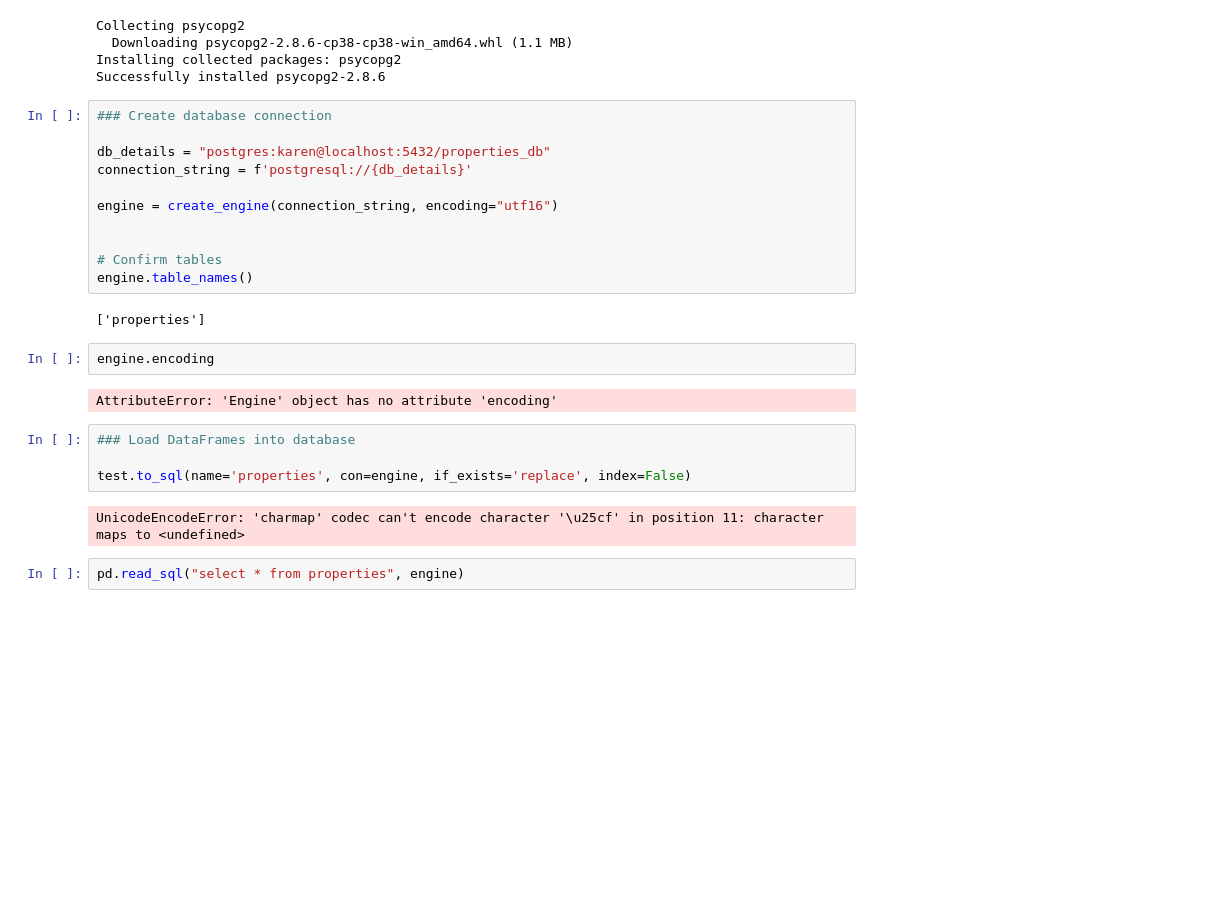
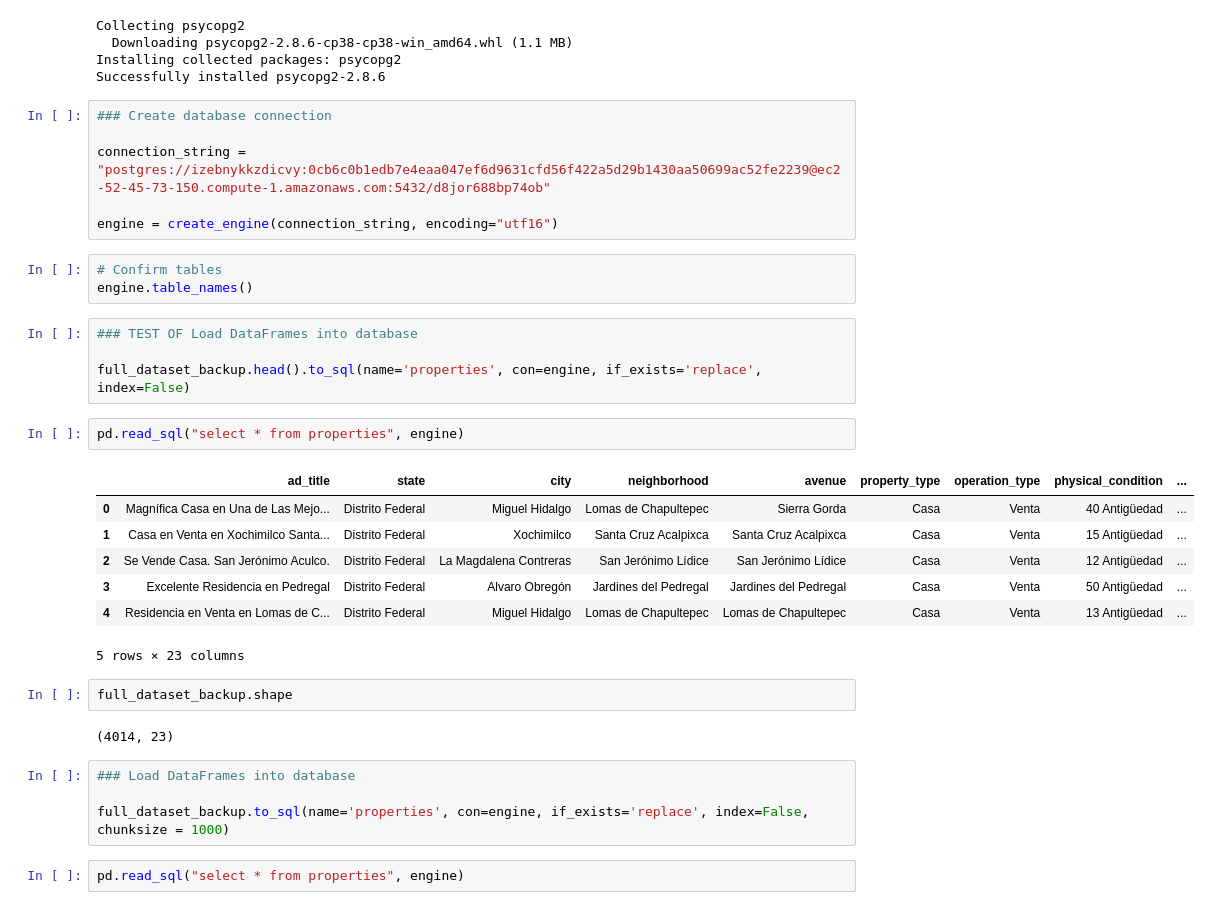
Before and after one commit to trezeget-1/meli_project, a Jupyter notebook: data_processing/inmuebles_24 & Meli (further analysis).ipynb, the cells around one changed output. Cells and saved outputs as stored; diff of their text form; blank space fills up the shorter version.

```diff
--- a/data_processing/inmuebles_24 & Meli (further analysis).ipynb
+++ b/data_processing/inmuebles_24 & Meli (further analysis).ipynb
@@ -841,26 +829,34 @@ Successfully installed psycopg2-2.8.6
 # %%
 ### Create database connection
 
-db_details = "postgres:karen@localhost:5432/properties_db"
-connection_string = f'postgresql://{db_details}'
+connection_string = "postgres://izebnykkzdicvy:0cb6c0b1edb7e4eaa047ef6d9631cfd56f422a5d29b1430aa50699ac52fe2239@ec2-52-45-73-150.compute-1.amazonaws.com:5432/d8jor688bp74ob"
 
 engine = create_engine(connection_string, encoding="utf16")
-
-
-# Confirm tables
-engine.table_names()
-# %% [output]
-['properties']
-# %%
-engine.encoding
-# %% [output]
-AttributeError: 'Engine' object has no attribute 'encoding'
+# %%
+# Confirm tables
+engine.table_names()
+# %%
+### TEST OF Load DataFrames into database
+
+full_dataset_backup.head().to_sql(name='properties', con=engine, if_exists='replace', index=False)
+# %%
+pd.read_sql("select * from properties", engine)
+# %% [output]
+|  | ad_title | state | city | neighborhood | avenue | property_type | operation_type | physical_condition | ... |
+| 0 | Magnífica Casa en Una de Las Mejo... | Distrito Federal | Miguel Hidalgo | Lomas de Chapultepec | Sierra Gorda | Casa | Venta | 40 Antigüedad | ... |
+| 1 | Casa en Venta en Xochimilco Santa... | Distrito Federal | Xochimilco | Santa Cruz Acalpixca | Santa Cruz Acalpixca | Casa | Venta | 15 Antigüedad | ... |
+| 2 | Se Vende Casa. San Jerónimo Aculco. | Distrito Federal | La Magdalena Contreras | San Jerónimo Lídice | San Jerónimo Lídice | Casa | Venta | 12 Antigüedad | ... |
+| 3 | Excelente Residencia en Pedregal | Distrito Federal | Alvaro Obregón | Jardines del Pedregal | Jardines del Pedregal | Casa | Venta | 50 Antigüedad | ... |
+| 4 | Residencia en Venta en Lomas de C... | Distrito Federal | Miguel Hidalgo | Lomas de Chapultepec | Lomas de Chapultepec | Casa | Venta | 13 Antigüedad | ... |
+5 rows × 23 columns
+# %%
+full_dataset_backup.shape
+# %% [output]
+(4014, 23)
 # %%
 ### Load DataFrames into database
 
-test.to_sql(name='properties', con=engine, if_exists='replace', index=False)
+full_dataset_backup.to_sql(name='properties', con=engine, if_exists='replace', index=False, chunksize = 1000)
-# %% [output]
-UnicodeEncodeError: 'charmap' codec can't encode character '\u25cf' in position 11: character maps to <undefined>
 # %%
 pd.read_sql("select * from properties", engine)
 # %% [output]
```
Also changed, not shown: parts of 1 cell of this notebook, 23 other files.
